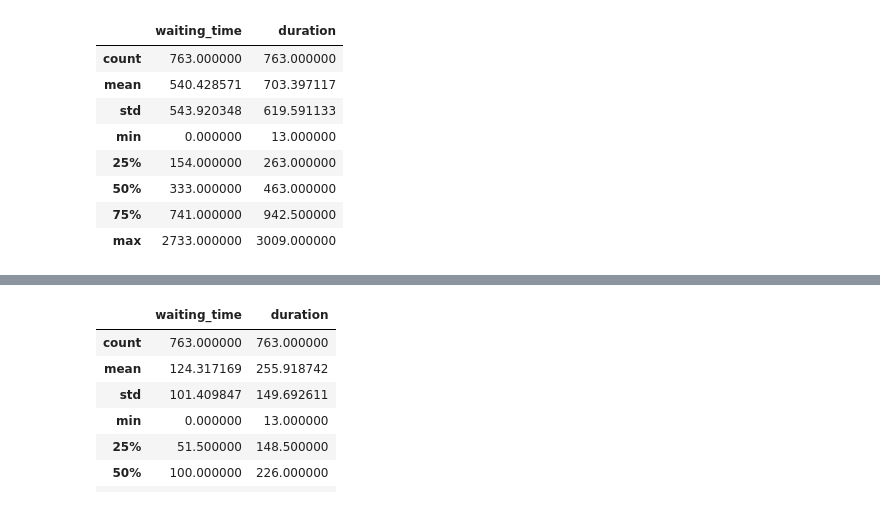
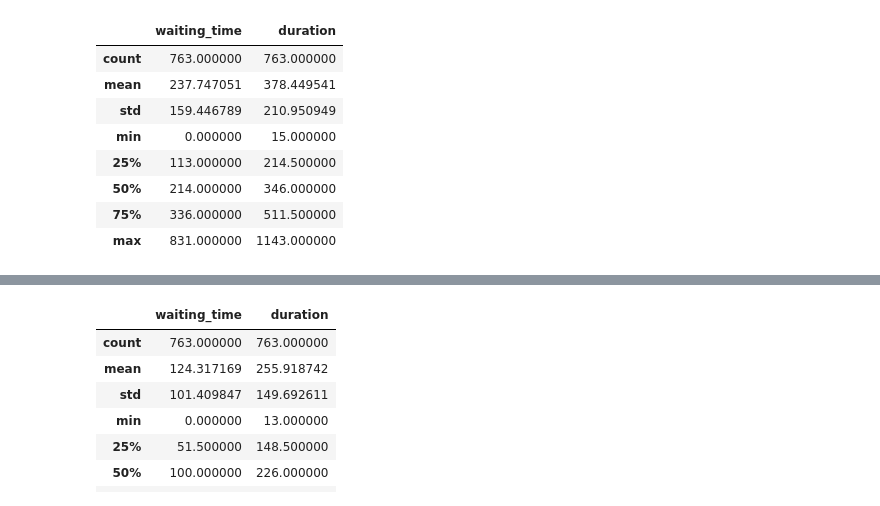
Before and after one commit to robertriosm/upmega, a Jupyter notebook: analisis.ipynb, the cells around one changed output, grey strips where cells are left out. Drawn from its saved outputs; the diff is of its cells as text; code cells hidden in the pictures.

```diff
--- a/analisis.ipynb
+++ b/analisis.ipynb
@@ -67,12 +47,13 @@ df0.head()
 # %%
-df0.describe()
+df_g50p20m8_f = get_df("history/outputsg50p20m8/959.xml")
+df_g50p20m8_f.describe()
 # %% [output]
 |  | waiting_time | duration |
 | count | 763.000000 | 763.000000 |
-| mean | 540.428571 | 703.397117 |
-| std | 543.920348 | 619.591133 |
-| min | 0.000000 | 13.000000 |
-| 25% | 154.000000 | 263.000000 |
-| 50% | 333.000000 | 463.000000 |
-| 75% | 741.000000 | 942.500000 |
-| max | 2733.000000 | 3009.000000 |
+| mean | 237.747051 | 378.449541 |
+| std | 159.446789 | 210.950949 |
+| min | 0.000000 | 15.000000 |
+| 25% | 113.000000 | 214.500000 |
+| 50% | 214.000000 | 346.000000 |
+| 75% | 336.000000 | 511.500000 |
+| max | 831.000000 | 1143.000000 |
```
Also changed, not shown: parts of 24 cells of this notebook.
